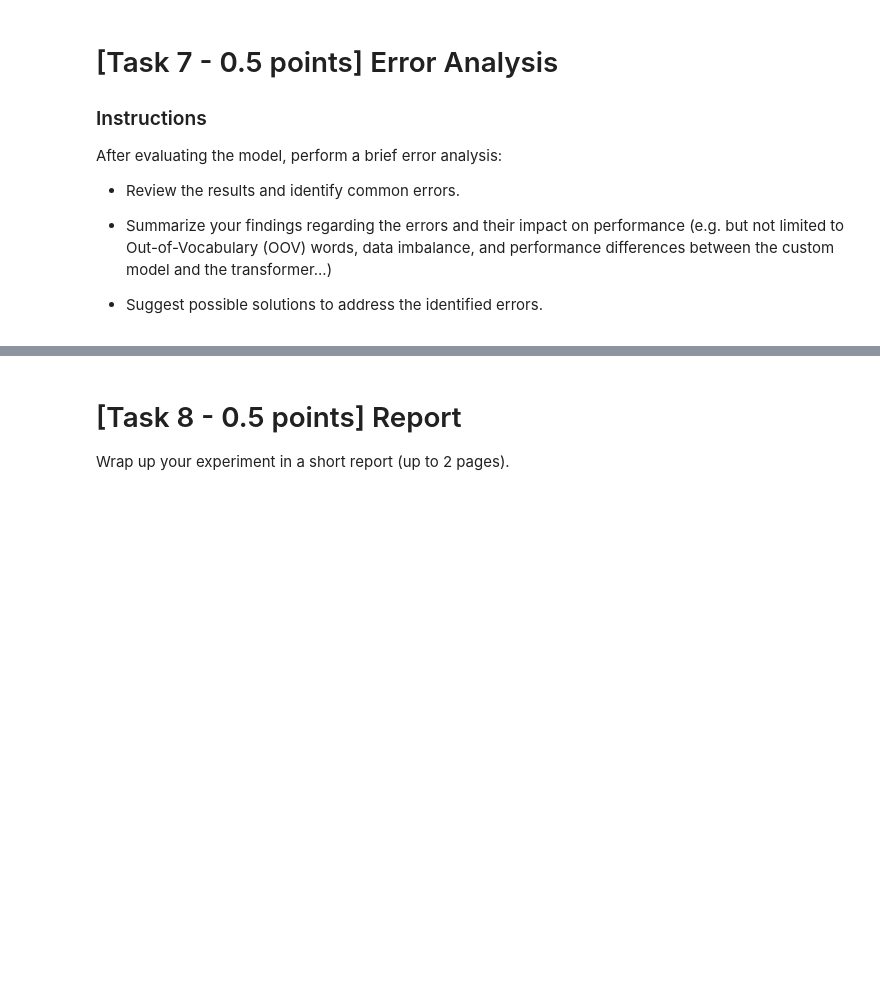
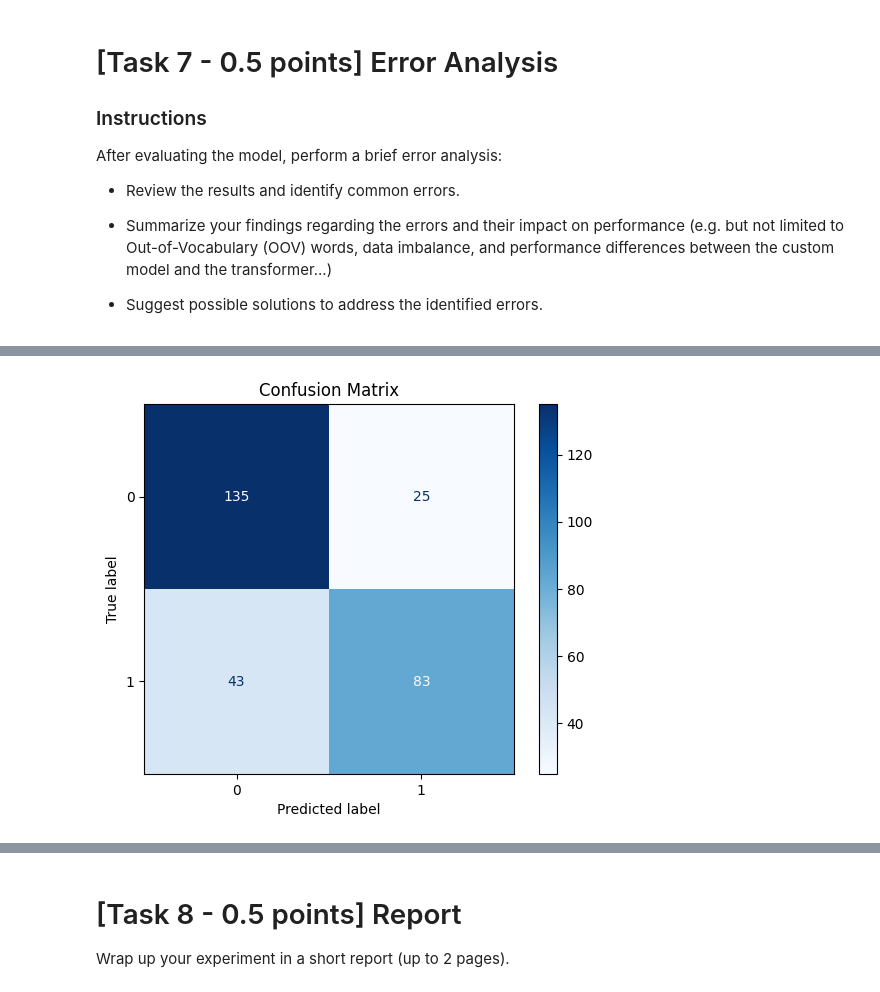
Before and after one commit to point516/nlp_grind, a Jupyter notebook: sx_classification.ipynb, the cells around one changed output, grey strips where cells are left out. Drawn from its saved outputs; the diff is of its cells as text; code cells hidden in the pictures; blank space fills up the shorter version.

```diff
--- a/sx_classification.ipynb
+++ b/sx_classification.ipynb
@@ -792,0 +837,14 @@ After evaluating the model, perform a brief error analysis:
+# %%
+# Convert probabilities to binary class predictions
+y_pred_classes = (y_pred_probs > 0.5).astype(int)
+
+# Calculate confusion matrix
+cm = confusion_matrix(y_test, y_pred_classes)
+
+# Display confusion matrix using sklearn's visualization tool
+disp = ConfusionMatrixDisplay(confusion_matrix=cm, display_labels=[0, 1])
+disp.plot(cmap=plt.cm.Blues)
+plt.title('Confusion Matrix')
+plt.show()
+# %% [output]
+[figure, added]
```
Also changed, not shown: parts of 22 cells of this notebook.
